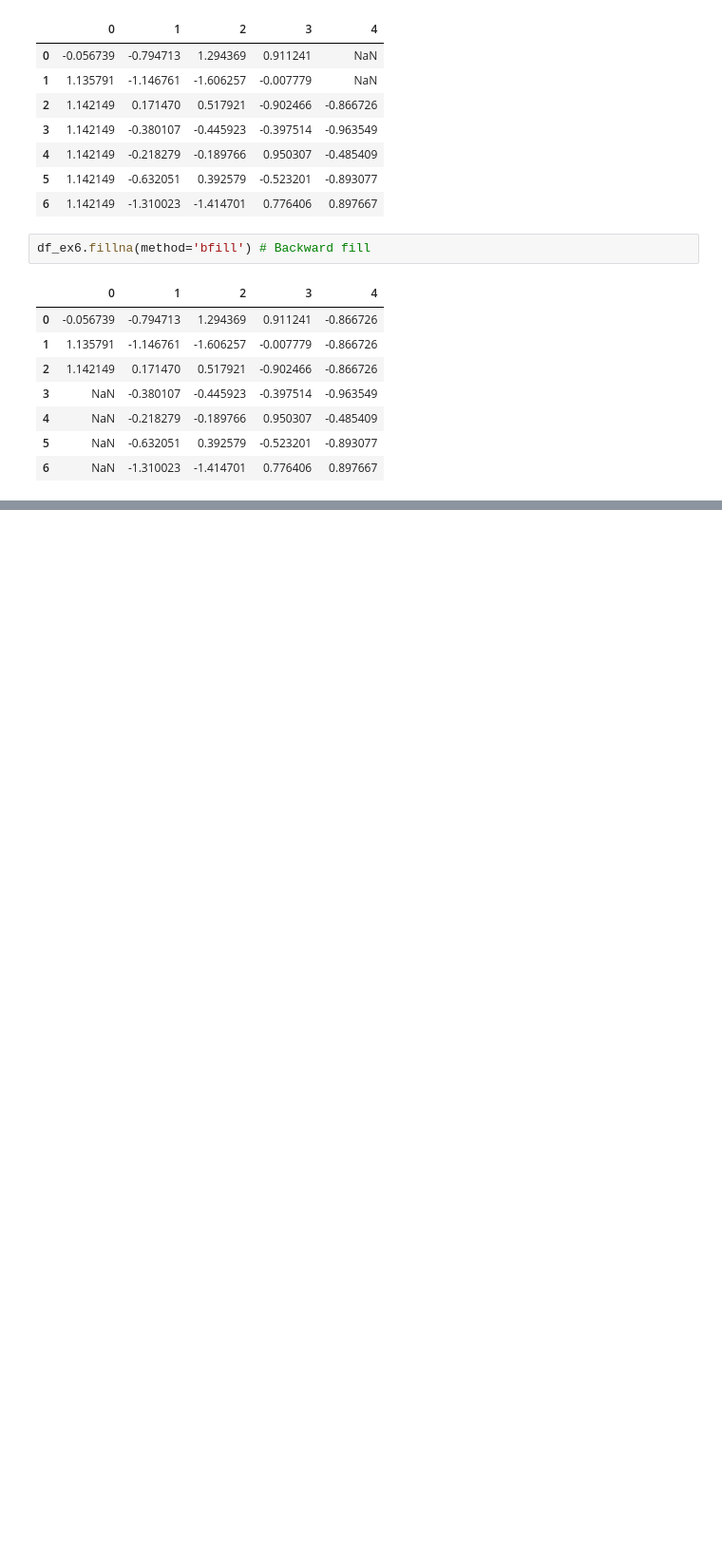
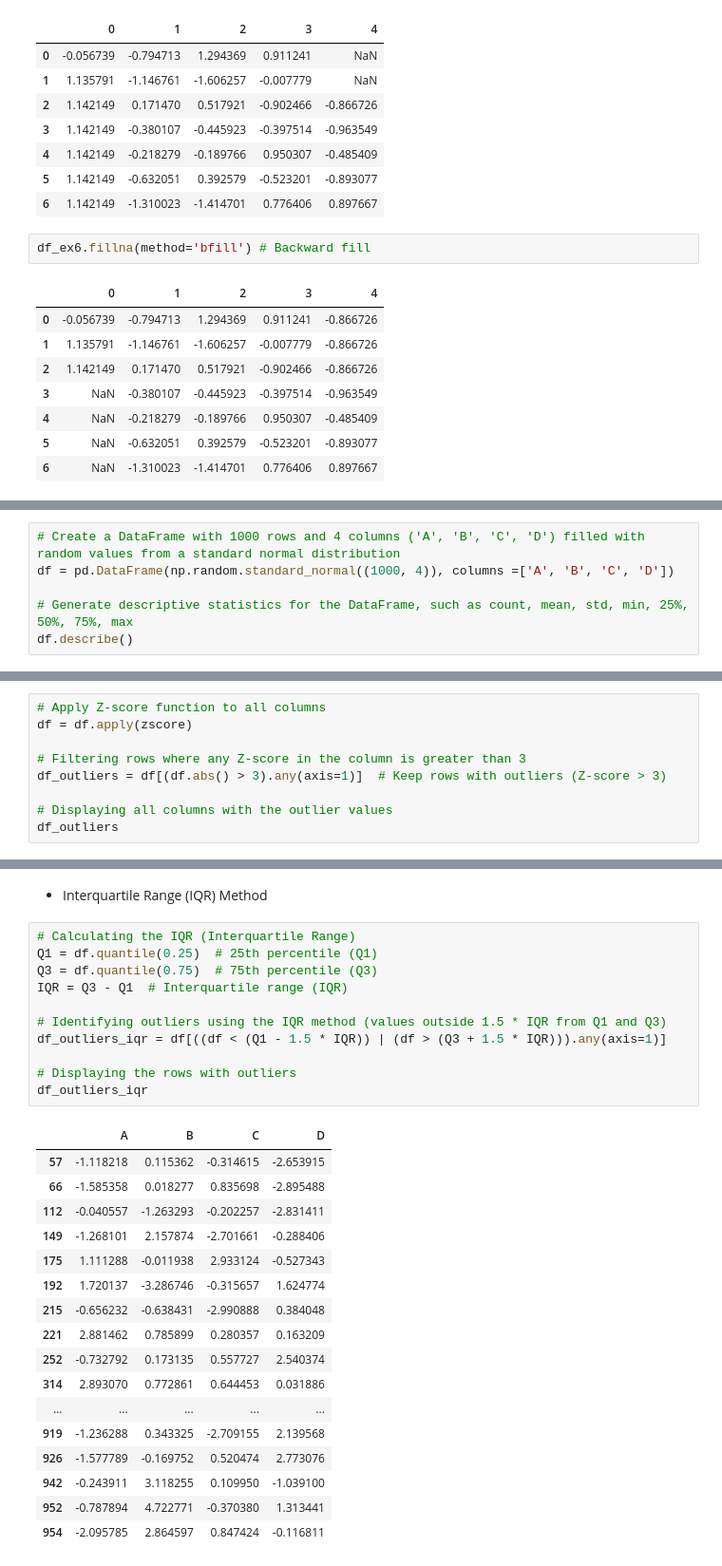
Before and after one commit to davidofitaly/notes_03_python_in_data_analysis, a Jupyter notebook: 04_data_cleaning_and_preparation.ipynb, the cells around one changed output, grey strips where cells are left out. Shown at 95% size. Cells and saved outputs as stored; diff of their text form; blank space fills up the shorter version.

```diff
--- a/04_data_cleaning_and_preparation.ipynb
+++ b/04_data_cleaning_and_preparation.ipynb
@@ -287,0 +760,6 @@ df_ex6.fillna(df_ex6.mean())
+# %%
+# Create a DataFrame with 1000 rows and 4 columns ('A', 'B', 'C', 'D') filled with random values from a standard normal distribution
+df = pd.DataFrame(np.random.standard_normal((1000, 4)), columns =['A', 'B', 'C', 'D'])
+
+# Generate descriptive statistics for the DataFrame, such as count, mean, std, min, 25%, 50%, 75%, max
+df.describe()
@@ -287,0 +780,9 @@ df_ex6.fillna(df_ex6.mean())
+# %%
+# Apply Z-score function to all columns
+df = df.apply(zscore)
+
+# Filtering rows where any Z-score in the column is greater than 3
+df_outliers = df[(df.abs() > 3).any(axis=1)]  # Keep rows with outliers (Z-score > 3)
+
+# Displaying all columns with the outlier values
+df_outliers
@@ -287,0 +820,33 @@ df_ex6.fillna(df_ex6.mean())
+# %% [markdown]
+
+
+*  Interquartile Range (IQR) Method
+# %%
+# Calculating the IQR (Interquartile Range)
+Q1 = df.quantile(0.25)  # 25th percentile (Q1)
+Q3 = df.quantile(0.75)  # 75th percentile (Q3)
+IQR = Q3 - Q1  # Interquartile range (IQR)
+
+# Identifying outliers using the IQR method (values outside 1.5 * IQR from Q1 and Q3)
+df_outliers_iqr = df[((df < (Q1 - 1.5 * IQR)) | (df > (Q3 + 1.5 * IQR))).any(axis=1)]
+
+# Displaying the rows with outliers
+df_outliers_iqr
+# %% [output]
+|  | A | B | C | D |
+| 57 | -1.118218 | 0.115362 | -0.314615 | -2.653915 |
+| 66 | -1.585358 | 0.018277 | 0.835698 | -2.895488 |
+| 112 | -0.040557 | -1.263293 | -0.202257 | -2.831411 |
+| 149 | -1.268101 | 2.157874 | -2.701661 | -0.288406 |
+| 175 | 1.111288 | -0.011938 | 2.933124 | -0.527343 |
+| 192 | 1.720137 | -3.286746 | -0.315657 | 1.624774 |
+| 215 | -0.656232 | -0.638431 | -2.990888 | 0.384048 |
+| 221 | 2.881462 | 0.785899 | 0.280357 | 0.163209 |
+| 252 | -0.732792 | 0.173135 | 0.557727 | 2.540374 |
+| 314 | 2.893070 | 0.772861 | 0.644453 | 0.031886 |
+| ... | ... | ... | ... | ... |
+| 919 | -1.236288 | 0.343325 | -2.709155 | 2.139568 |
+| 926 | -1.577789 | -0.169752 | 0.520474 | 2.773076 |
+| 942 | -0.243911 | 3.118255 | 0.109950 | -1.039100 |
+| 952 | -0.787894 | 4.722771 | -0.370380 | 1.313441 |
+| 954 | -2.095785 | 2.864597 | 0.847424 | -0.116811 |
```
Also changed, not shown: parts of 59 cells of this notebook.
